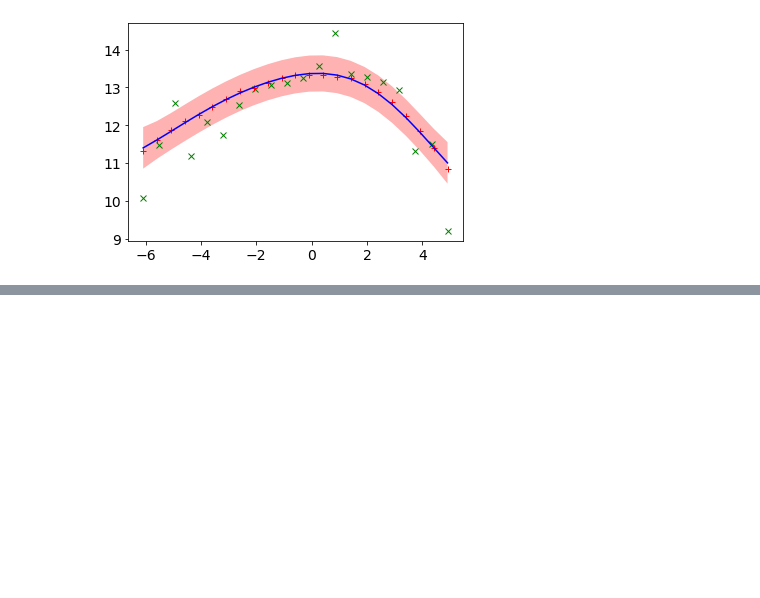
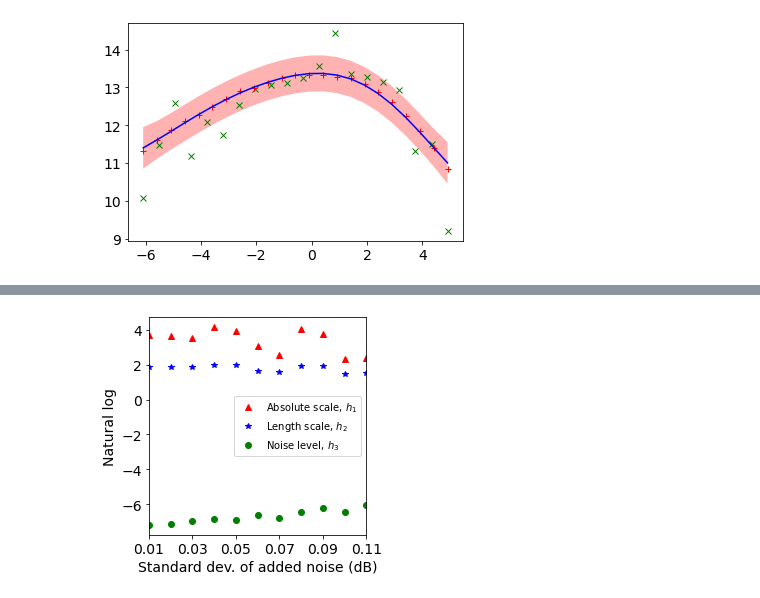
Before and after one commit to joshnevin/physics_enhanced_GPs, a Jupyter notebook: GN_model_hyperparam_exploration.ipynb, the cells around one changed output, grey strips where cells are left out. Saved outputs shown, nothing was run; the diff lists cells and outputs as text; code cells hidden in the pictures; blank space fills up the shorter version.

```diff
--- a/GN_model_hyperparam_exploration.ipynb
+++ b/GN_model_hyperparam_exploration.ipynb
@@ -114,7 +149,24 @@ def hyp_var_num_pts(sigma, pch, emp_pk, model, num_pts_range):
 # %%
 sig_range = np.arange(0.01, 0.12, 0.01)
-mus, ls, sigs, lmls, pred_stds = hyp_var_sig(sig_range, pch, 1.2, phys_model, 10)
+mus, ls, sigs, lmls, pred_stds, mses = hyp_var_sig(sig_range, pch, 1.2, phys_model, 10, snr, snr_phys)
 lin_mus = np.exp(mus)
 lin_ls = np.exp(ls)
 lin_sigs = np.exp(sigs)
 lin_mls = np.exp(lmls)
+# %%
+f, ax = plt.subplots()
+plt.plot(sig_range, mus, 'r^', label='Absolute scale, $h_1$')
+plt.plot(sig_range, ls, 'b*', label='Length scale, $h_2$')
+plt.plot(sig_range, sigs, 'go', label='Noise level, $h_3$')
+#plt.plot(sig_range, lmls, 'c.', label='Marginal likelihood')
+plt.legend(ncol = 1, prop={'size':10})
+plt.xlim([sig_range[0], sig_range[-1]])
+plt.xticks([0.01, 0.03, 0.05, 0.07, 0.09, 0.11])
+plt.xlabel("Standard dev. of added noise (dB)")
+plt.ylabel("Natural log")
+f.patch.set_facecolor('w')
+ax.set_aspect(1.0/ax.get_data_ratio(), adjustable='box')
+plt.savefig('figures/hyp_expl_all.pdf', dpi=200,bbox_inches='tight')
+plt.show()
+# %% [output]
+[figure, added]
```
Also changed, not shown: parts of 22 cells of this notebook, 2 other files.
